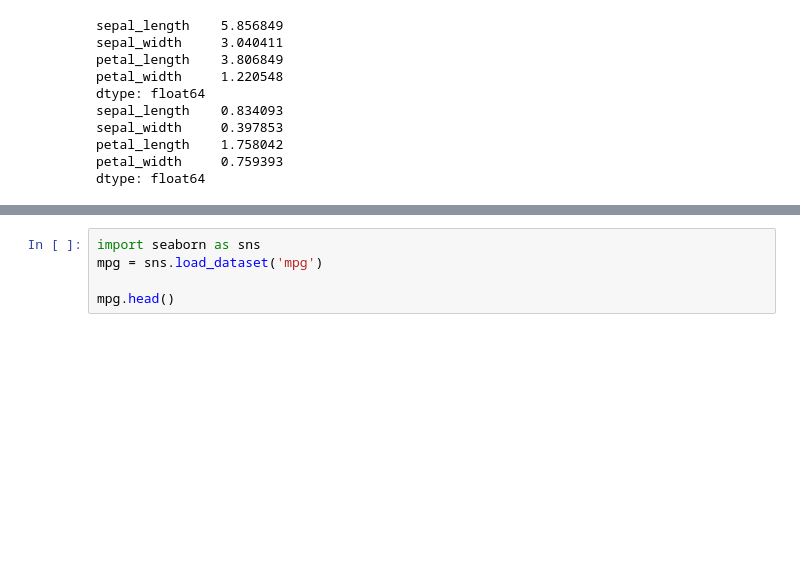
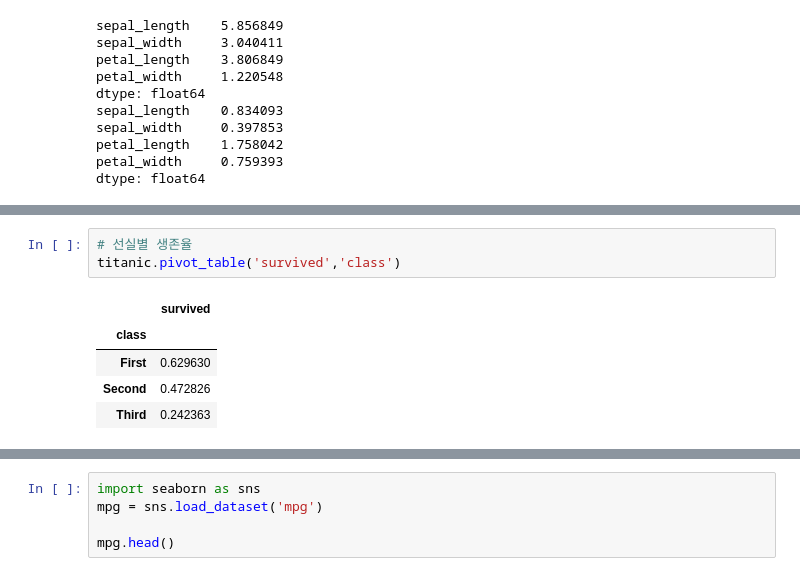
Before and after one commit to Lunawood/DataAnalysis-Lecture-2022.04, a Jupyter notebook: Assignment/DF4-7.ipynb, the cells around one changed output, grey strips where cells are left out. Cells and saved outputs as stored; diff of their text form; blank space fills up the shorter version.

```diff
--- a/Assignment/DF4-7.ipynb
+++ b/Assignment/DF4-7.ipynb
@@ -303,0 +333,9 @@ dtype: float64
+# %%
+# 선실별 생존율
+titanic.pivot_table('survived','class')
+# %% [output]
+|  | survived |
+| class |  |
+| First | 0.629630 |
+| Second | 0.472826 |
+| Third | 0.242363 |
```
Also changed, not shown: parts of 11 cells of this notebook, 4 other files.
